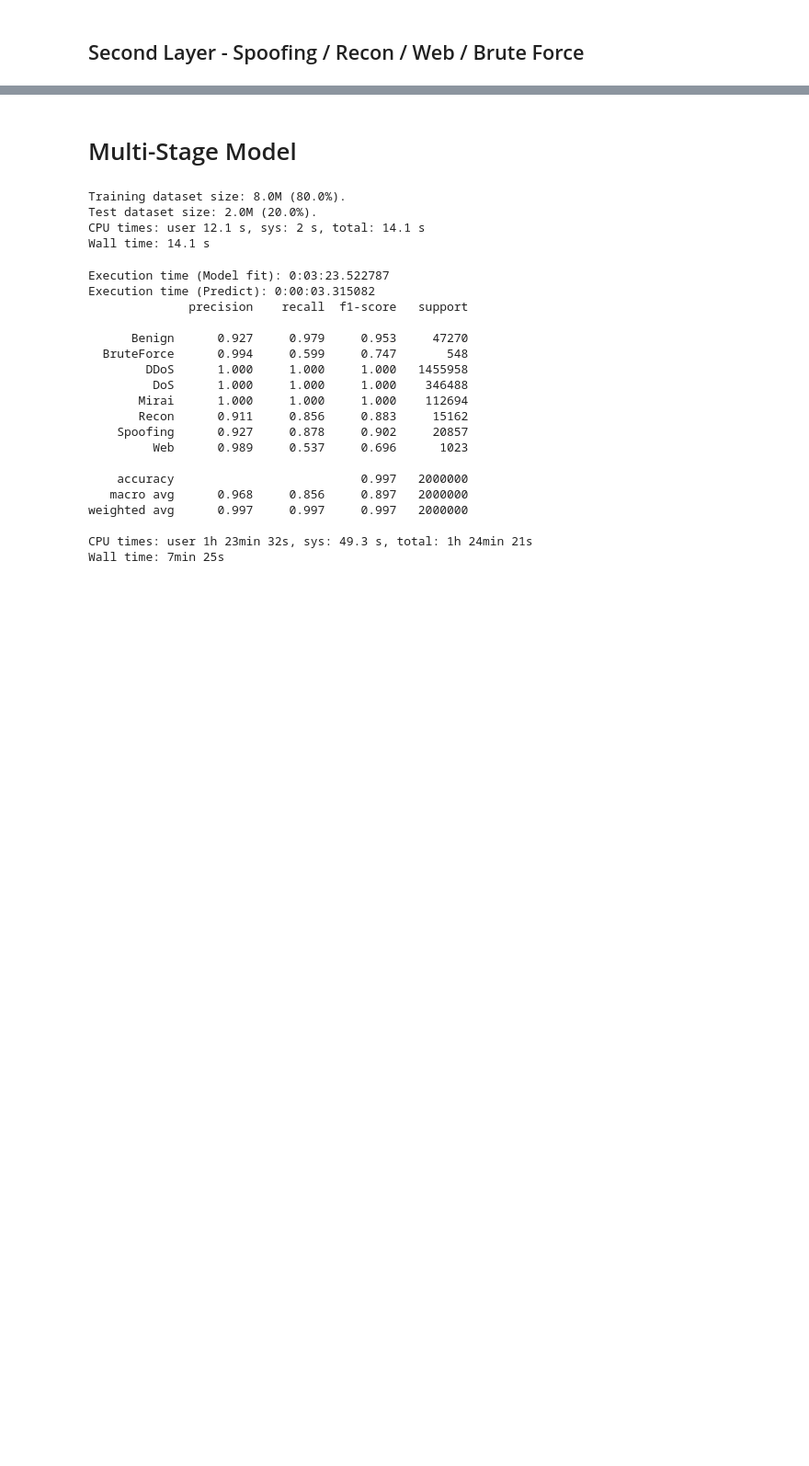
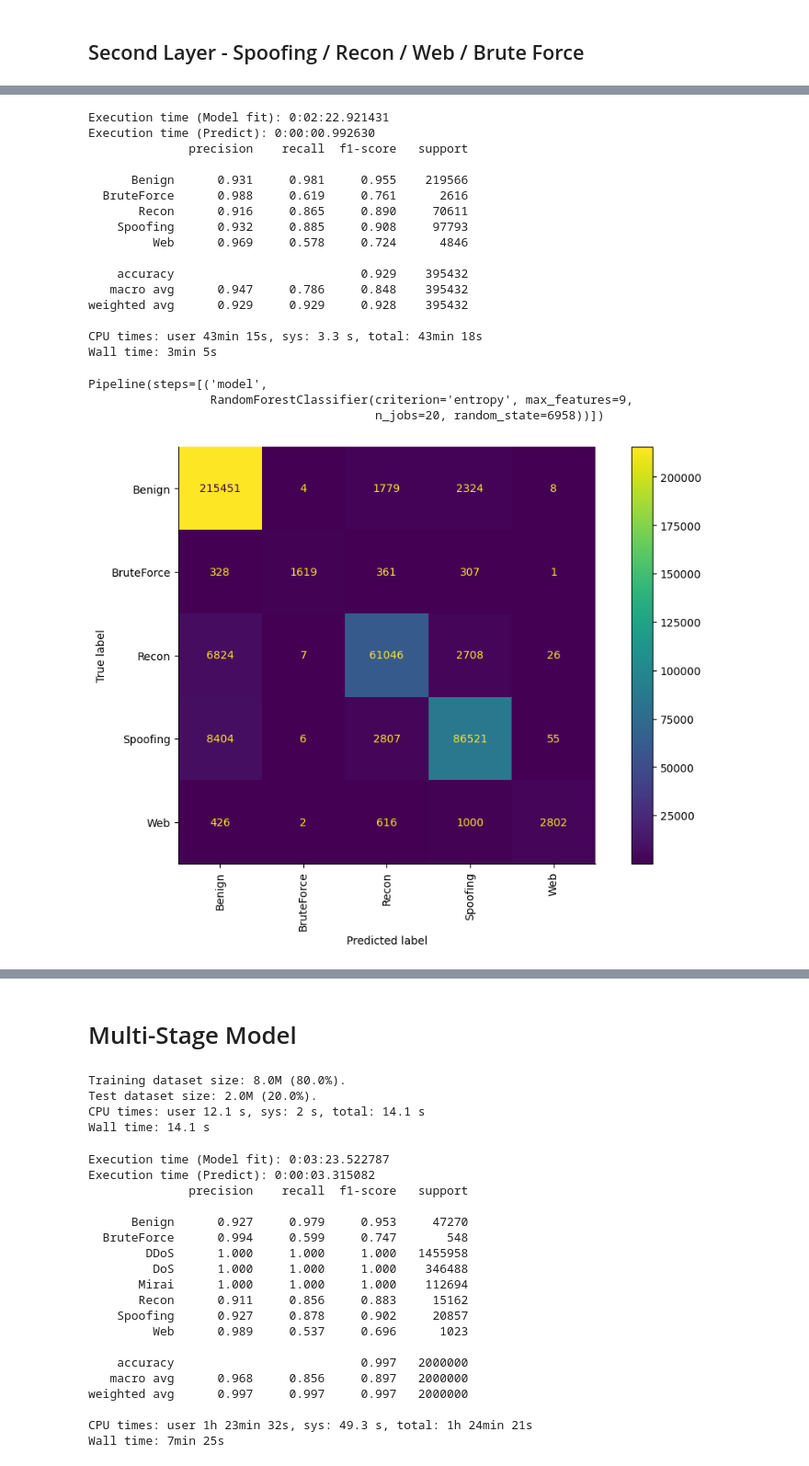
Before and after one commit to inaciobr/Multi-Stage-IoT-Intrusion-Detection, a Jupyter notebook: notebooks/3 - Models.ipynb, the cells around one changed output, grey strips where cells are left out. Shown at 92% size. Drawn from its saved outputs; the diff is of its cells as text; code cells hidden in the pictures; blank space fills up the shorter version.

```diff
--- a/notebooks/3 - Models.ipynb
+++ b/notebooks/3 - Models.ipynb
@@ -318,3 +264,32 @@ Pipeline(steps=[('model',
                  RandomForestClassifier(max_features=10, n_jobs=20,
                                         random_state=6958))])
 [figure]
+# %%
+%%time
+
+second_stage_model = Pipeline([
+    ('model', RandomForestClassifier(max_features=9, criterion='entropy', n_jobs=n_jobs, random_state=seed))
+])
+
+model_utils.test_model(second_stage_model, *second_stage_df_split)
+# %% [output]
+Execution time (Model fit): 0:02:22.921431
+Execution time (Predict): 0:00:00.992630
+              precision    recall  f1-score   support
+
+      Benign      0.931     0.981     0.955    219566
+  BruteForce      0.988     0.619     0.761      2616
+       Recon      0.916     0.865     0.890     70611
+    Spoofing      0.932     0.885     0.908     97793
+         Web      0.969     0.578     0.724      4846
+
+    accuracy                          0.929    395432
+   macro avg      0.947     0.786     0.848    395432
+weighted avg      0.929     0.929     0.928    395432
+
+CPU times: user 43min 15s, sys: 3.3 s, total: 43min 18s
+Wall time: 3min 5s
+Pipeline(steps=[('model',
+                 RandomForestClassifier(criterion='entropy', max_features=9,
+                                        n_jobs=20, random_state=6958))])
+[figure, added]
```
Also changed, not shown: parts of 9 cells of this notebook, 7 other files.
